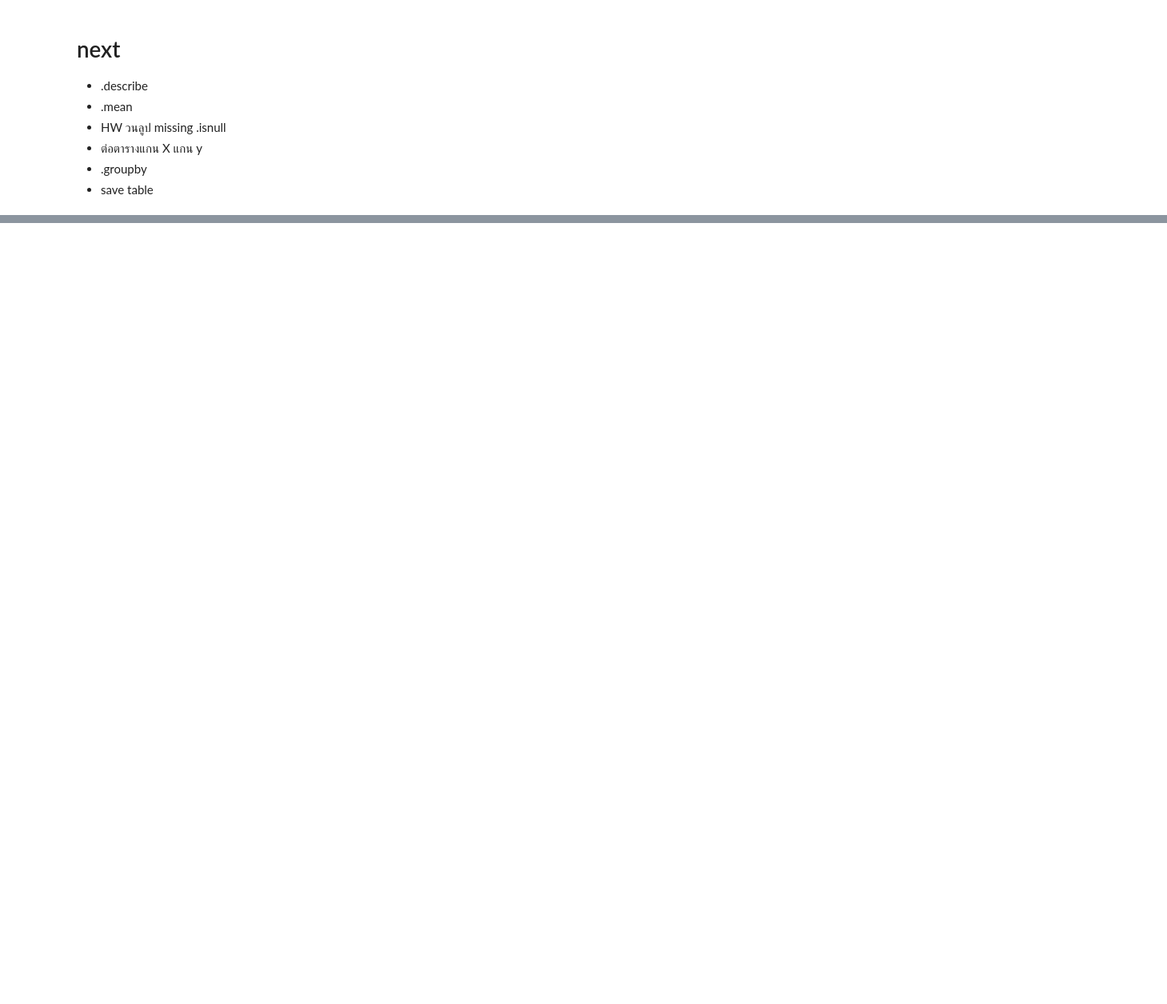
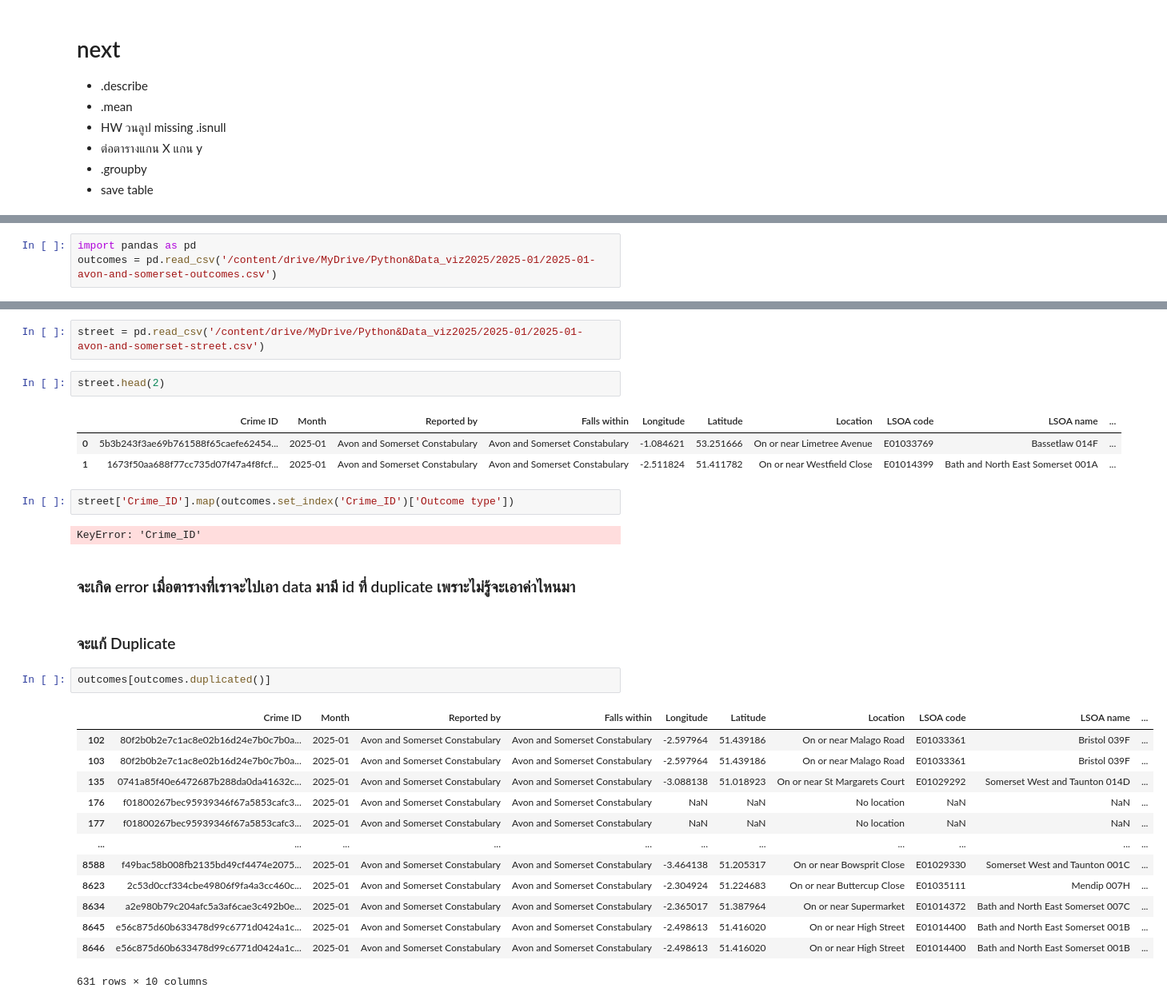
Before and after one commit to Ellizence01/dataviz2025, a Jupyter notebook: Pandas_101_2025.ipynb, the cells around one changed output, grey strips where cells are left out. Shown at 80% size. Drawn from its saved outputs; the diff is of its cells as text; blank space fills up the shorter version.

```diff
--- a/Pandas_101_2025.ipynb
+++ b/Pandas_101_2025.ipynb
@@ -1118,0 +1171,3 @@ data_covid.isnull()
+# %%
+import pandas as pd
+outcomes = pd.read_csv('/content/drive/MyDrive/Python&Data_viz2025/2025-01/2025-01-avon-and-somerset-outcomes.csv')
@@ -1118,0 +1180,32 @@ data_covid.isnull()
+# %%
+street = pd.read_csv('/content/drive/MyDrive/Python&Data_viz2025/2025-01/2025-01-avon-and-somerset-street.csv')
+# %%
+street.head(2)
+# %% [output]
+|  | Crime ID | Month | Reported by | Falls within | Longitude | Latitude | Location | LSOA code | LSOA name | ... |
+| 0 | 5b3b243f3ae69b761588f65caefe62454... | 2025-01 | Avon and Somerset Constabulary | Avon and Somerset Constabulary | -1.084621 | 53.251666 | On or near Limetree Avenue | E01033769 | Bassetlaw 014F | ... |
+| 1 | 1673f50aa688f77cc735d07f47a4f8fcf... | 2025-01 | Avon and Somerset Constabulary | Avon and Somerset Constabulary | -2.511824 | 51.411782 | On or near Westfield Close | E01014399 | Bath and North East Somerset 001A | ... |
+# %%
+street['Crime_ID'].map(outcomes.set_index('Crime_ID')['Outcome type'])
+# %% [output]
+KeyError: 'Crime_ID'
+# %% [markdown]
+### จะเกิด error เมื่อตารางที่เราจะไปเอา data มามี id ที่ duplicate เพราะไม่รู้จะเอาค่าไหนมา
+# %% [markdown]
+### จะแก้ Duplicate
+# %%
+outcomes[outcomes.duplicated()]
+# %% [output]
+|  | Crime ID | Month | Reported by | Falls within | Longitude | Latitude | Location | LSOA code | LSOA name | ... |
+| 102 | 80f2b0b2e7c1ac8e02b16d24e7b0c7b0a... | 2025-01 | Avon and Somerset Constabulary | Avon and Somerset Constabulary | -2.597964 | 51.439186 | On or near Malago Road | E01033361 | Bristol 039F | ... |
+| 103 | 80f2b0b2e7c1ac8e02b16d24e7b0c7b0a... | 2025-01 | Avon and Somerset Constabulary | Avon and Somerset Constabulary | -2.597964 | 51.439186 | On or near Malago Road | E01033361 | Bristol 039F | ... |
+| 135 | 0741a85f40e6472687b288da0da41632c... | 2025-01 | Avon and Somerset Constabulary | Avon and Somerset Constabulary | -3.088138 | 51.018923 | On or near St Margarets Court | E01029292 | Somerset West and Taunton 014D | ... |
+| 176 | f01800267bec95939346f67a5853cafc3... | 2025-01 | Avon and Somerset Constabulary | Avon and Somerset Constabulary | NaN | NaN | No location | NaN | NaN | ... |
+| 177 | f01800267bec95939346f67a5853cafc3... | 2025-01 | Avon and Somerset Constabulary | Avon and Somerset Constabulary | NaN | NaN | No location | NaN | NaN | ... |
+| ... | ... | ... | ... | ... | ... | ... | ... | ... | ... | ... |
+| 8588 | f49bac58b008fb2135bd49cf4474e2075... | 2025-01 | Avon and Somerset Constabulary | Avon and Somerset Constabulary | -3.464138 | 51.205317 | On or near Bowsprit Close | E01029330 | Somerset West and Taunton 001C | ... |
+| 8623 | 2c53d0ccf334cbe49806f9fa4a3cc460c... | 2025-01 | Avon and Somerset Constabulary | Avon and Somerset Constabulary | -2.304924 | 51.224683 | On or near Buttercup Close | E01035111 | Mendip 007H | ... |
+| 8634 | a2e980b79c204afc5a3af6cae3c492b0e... | 2025-01 | Avon and Somerset Constabulary | Avon and Somerset Constabulary | -2.365017 | 51.387964 | On or near Supermarket | E01014372 | Bath and North East Somerset 007C | ... |
+| 8645 | e56c875d60b633478d99c6771d0424a1c... | 2025-01 | Avon and Somerset Constabulary | Avon and Somerset Constabulary | -2.498613 | 51.416020 | On or near High Street | E01014400 | Bath and North East Somerset 001B | ... |
+| 8646 | e56c875d60b633478d99c6771d0424a1c... | 2025-01 | Avon and Somerset Constabulary | Avon and Somerset Constabulary | -2.498613 | 51.416020 | On or near High Street | E01014400 | Bath and North East Somerset 001B | ... |
+631 rows × 10 columns
```
Also changed, not shown: parts of 39 cells of this notebook.
